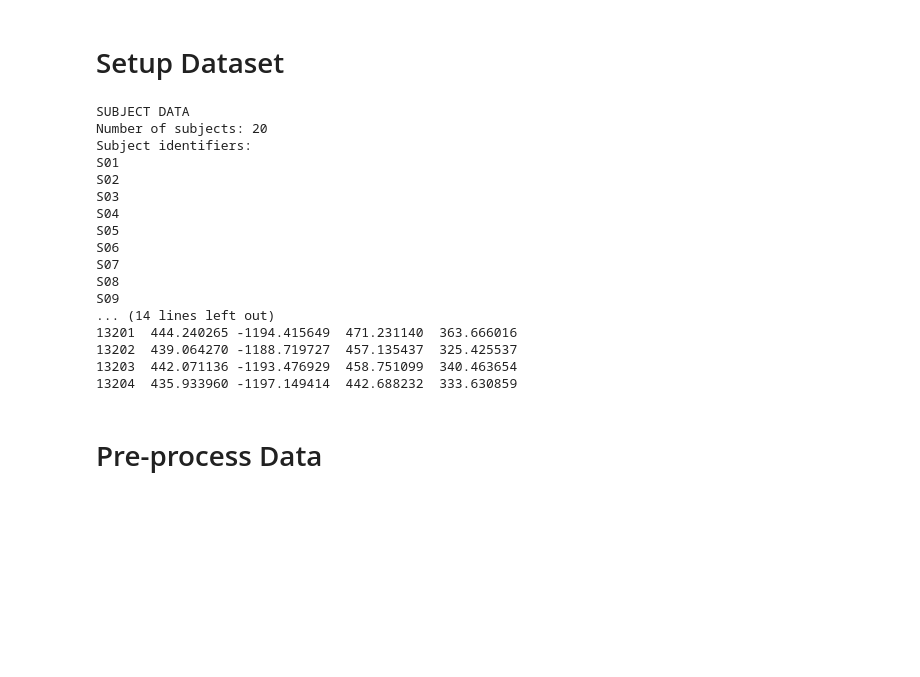
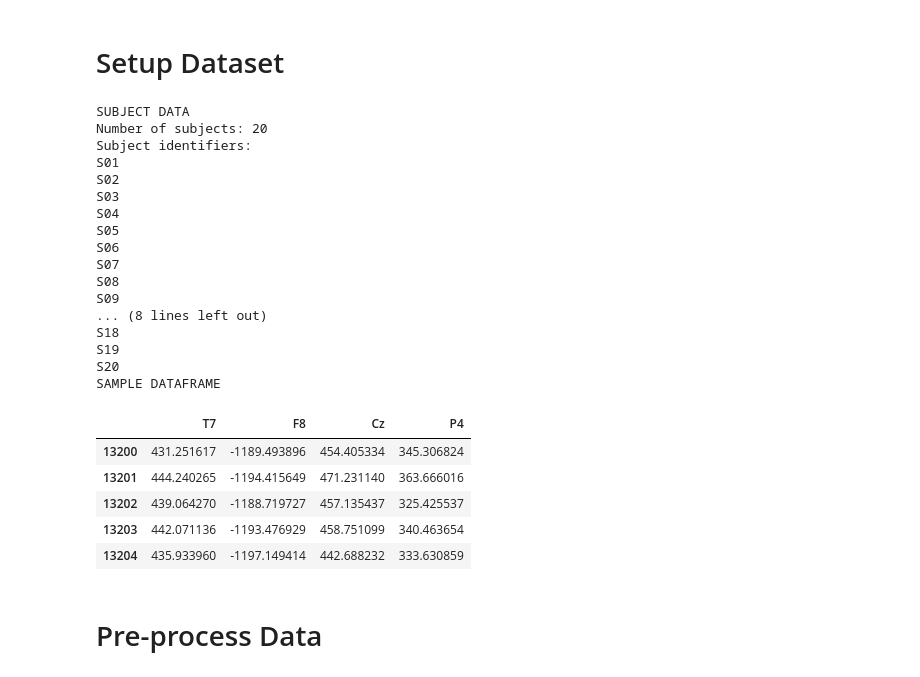
Before and after one commit to CPP-EEG-Authentication-Defense-Project/Authentication-Models, a Jupyter notebook: notebooks/music-id.ipynb, the cells around one changed output. Drawn from its saved outputs; the diff is of its cells as text; code cells hidden in the pictures; blank space fills up the shorter version.

```diff
--- a/notebooks/music-id.ipynb
+++ b/notebooks/music-id.ipynb
@@ -403,25 +393,34 @@ def print_feature_data_summary(feature_data: SubjectFrameFeaturesMap):
 # %%
 dataset_path = retrieve_dataset()
 data_map = read_data(dataset_path)
-print_data_map_summary(data_map)
+print_info_about_subjects(data_map)
+print('SAMPLE DATAFRAME')
+sample_dataframe = get_sample_value_from_map(data_map)
+sample_dataframe.head()
 # %% [output]
 SUBJECT DATA
 Number of subjects: 20
 Subject identifiers:
 S01
 S02
 S03
 S04
 S05
 S06
 S07
 S08
 S09
-... (14 lines left out)
-13201  444.240265 -1194.415649  471.231140  363.666016
-13202  439.064270 -1188.719727  457.135437  325.425537
-13203  442.071136 -1193.476929  458.751099  340.463654
-13204  435.933960 -1197.149414  442.688232  333.630859
+... (8 lines left out)
+S18
+S19
+S20
+SAMPLE DATAFRAME
+|  | T7 | F8 | Cz | P4 |
+| 13200 | 431.251617 | -1189.493896 | 454.405334 | 345.306824 |
+| 13201 | 444.240265 | -1194.415649 | 471.231140 | 363.666016 |
+| 13202 | 439.064270 | -1188.719727 | 457.135437 | 325.425537 |
+| 13203 | 442.071136 | -1193.476929 | 458.751099 | 340.463654 |
+| 13204 | 435.933960 | -1197.149414 | 442.688232 | 333.630859 |
 # %% [markdown]
 # Pre-process Data
 # %% [markdown]
```
Also changed, not shown: parts of 6 cells of this notebook.
